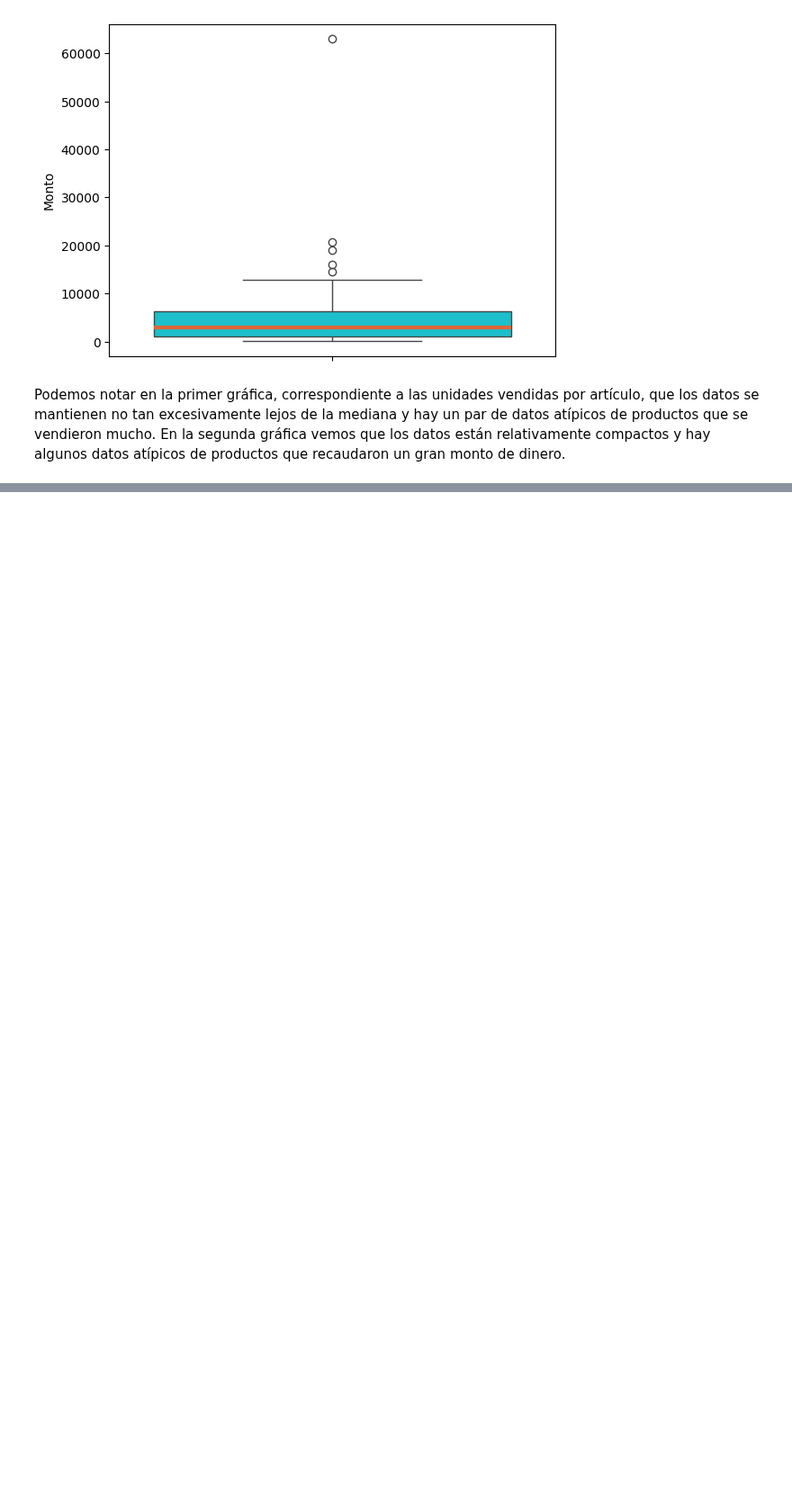
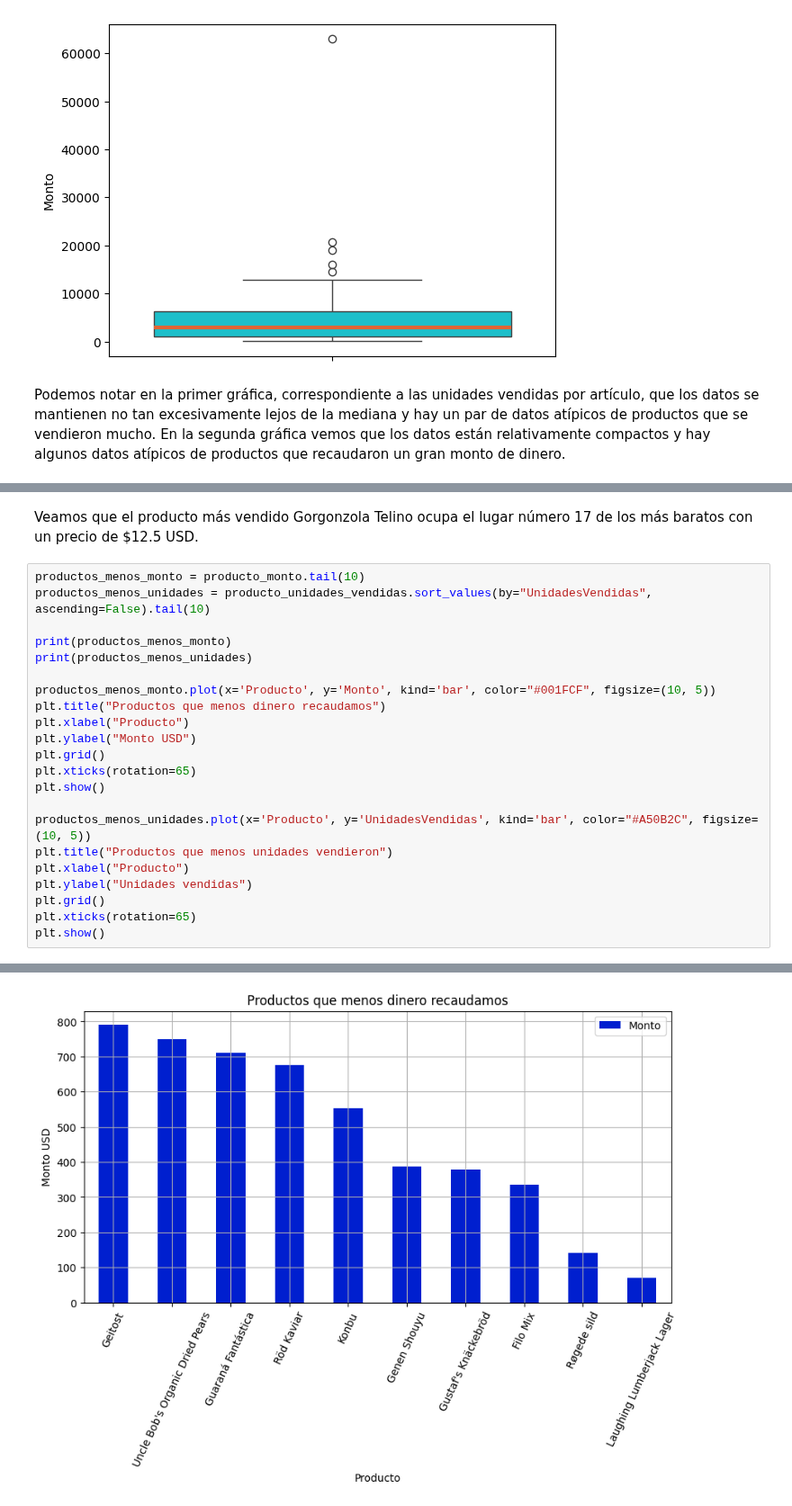
Before and after one commit to arieldatascientist/Northwind_end-to-end-ventas-forecasting-and-segmentation, a Jupyter notebook: notebooks/EDA_Northwind.ipynb, the cells around one changed output, grey strips where cells are left out. Shown at 90% size. Drawn from its saved outputs; the diff is of its cells as text; blank space fills up the shorter version.

```diff
--- a/notebooks/EDA_Northwind.ipynb
+++ b/notebooks/EDA_Northwind.ipynb
@@ -604,0 +668,25 @@ Podemos notar en la primer gráfica, correspondiente a las unidades vendidas por
+# %% [markdown]
+Veamos que el producto más vendido Gorgonzola Telino ocupa el lugar número 17 de los más baratos con un precio de $12.5 USD.
+# %%
+productos_menos_monto = producto_monto.tail(10)
+productos_menos_unidades = producto_unidades_vendidas.sort_values(by="UnidadesVendidas", ascending=False).tail(10)
+
+print(productos_menos_monto)
+print(productos_menos_unidades)
+
+productos_menos_monto.plot(x='Producto', y='Monto', kind='bar', color="#001FCF", figsize=(10, 5))
+plt.title("Productos que menos dinero recaudamos")
+plt.xlabel("Producto")
+plt.ylabel("Monto USD")
+plt.grid()
+plt.xticks(rotation=65)
+plt.show()
+
+productos_menos_unidades.plot(x='Producto', y='UnidadesVendidas', kind='bar', color="#A50B2C", figsize=(10, 5))
+plt.title("Productos que menos unidades vendieron")
+plt.xlabel("Producto")
+plt.ylabel("Unidades vendidas")
+plt.grid()
+plt.xticks(rotation=65)
+plt.show()
+# %% [output]
@@ -604,0 +710 @@ Podemos notar en la primer gráfica, correspondiente a las unidades vendidas por
+[figure, added]
```
Also changed, not shown: parts of 10 cells of this notebook.
